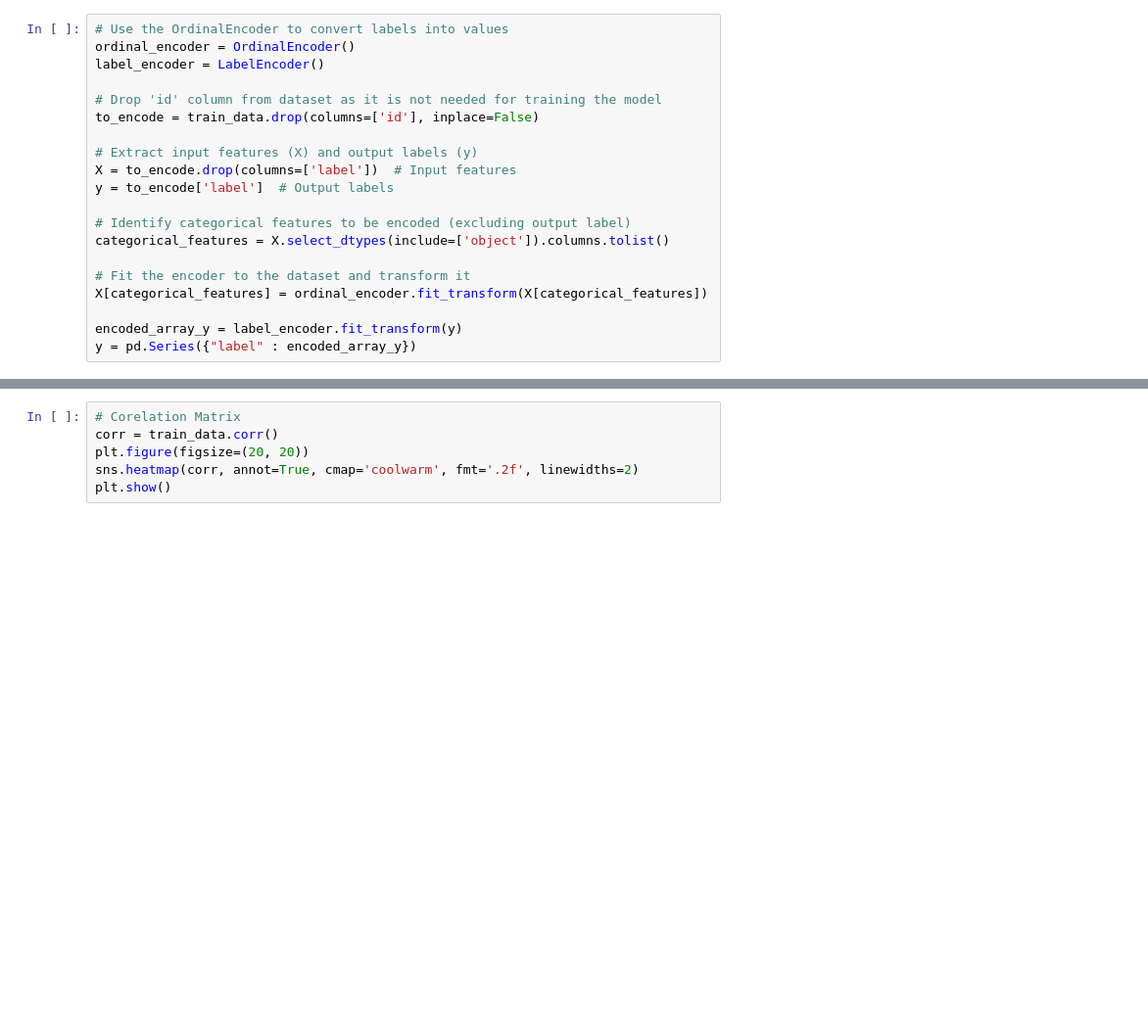
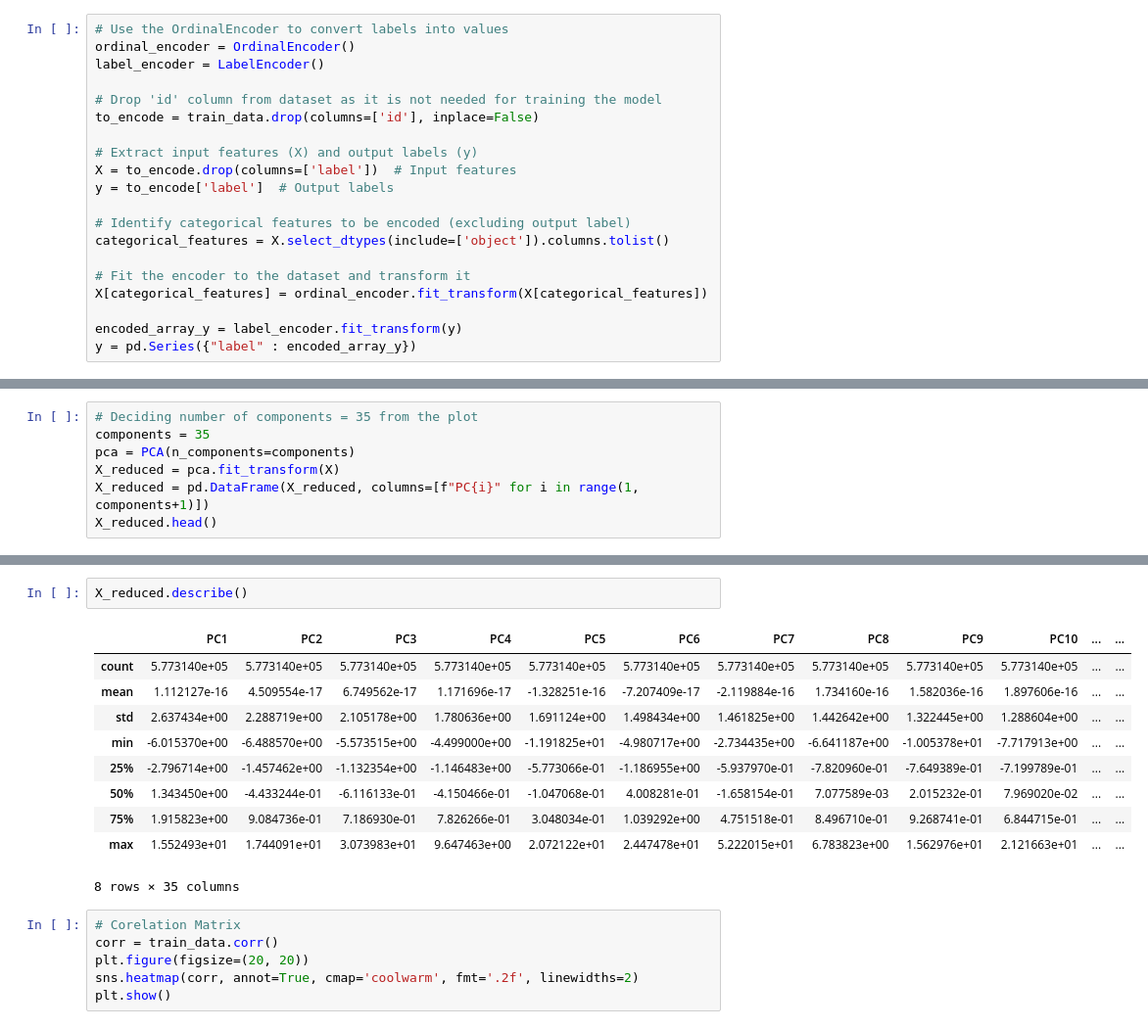
Before and after one commit to adparekh/CxC-Hackathon, a Jupyter notebook: final-hackathon.ipynb, the cells around one changed output, grey strips where cells are left out. Shown: that part at 98% size. Cells and saved outputs as stored; diff of their text form; blank space fills up the shorter version.

```diff
--- a/final-hackathon.ipynb
+++ b/final-hackathon.ipynb
@@ -293,0 +323,7 @@ y = pd.Series({"label" : encoded_array_y})
+# %%
+# Deciding number of components = 35 from the plot
+components = 35
+pca = PCA(n_components=components)
+X_reduced = pca.fit_transform(X)
+X_reduced = pd.DataFrame(X_reduced, columns=[f"PC{i}" for i in range(1, components+1)])
+X_reduced.head()
@@ -294,3 +338,16 @@ y = pd.Series({"label" : encoded_array_y})
+# %%
+X_reduced.describe()
+# %% [output]
+|  | PC1 | PC2 | PC3 | PC4 | PC5 | PC6 | PC7 | PC8 | PC9 | PC10 | ... | ... |
+| count | 5.773140e+05 | 5.773140e+05 | 5.773140e+05 | 5.773140e+05 | 5.773140e+05 | 5.773140e+05 | 5.773140e+05 | 5.773140e+05 | 5.773140e+05 | 5.773140e+05 | ... | ... |
+| mean | 1.112127e-16 | 4.509554e-17 | 6.749562e-17 | 1.171696e-17 | -1.328251e-16 | -7.207409e-17 | -2.119884e-16 | 1.734160e-16 | 1.582036e-16 | 1.897606e-16 | ... | ... |
+| std | 2.637434e+00 | 2.288719e+00 | 2.105178e+00 | 1.780636e+00 | 1.691124e+00 | 1.498434e+00 | 1.461825e+00 | 1.442642e+00 | 1.322445e+00 | 1.288604e+00 | ... | ... |
+| min | -6.015370e+00 | -6.488570e+00 | -5.573515e+00 | -4.499000e+00 | -1.191825e+01 | -4.980717e+00 | -2.734435e+00 | -6.641187e+00 | -1.005378e+01 | -7.717913e+00 | ... | ... |
+| 25% | -2.796714e+00 | -1.457462e+00 | -1.132354e+00 | -1.146483e+00 | -5.773066e-01 | -1.186955e+00 | -5.937970e-01 | -7.820960e-01 | -7.649389e-01 | -7.199789e-01 | ... | ... |
+| 50% | 1.343450e+00 | -4.433244e-01 | -6.116133e-01 | -4.150466e-01 | -1.047068e-01 | 4.008281e-01 | -1.658154e-01 | 7.077589e-03 | 2.015232e-01 | 7.969020e-02 | ... | ... |
+| 75% | 1.915823e+00 | 9.084736e-01 | 7.186930e-01 | 7.826266e-01 | 3.048034e-01 | 1.039292e+00 | 4.751518e-01 | 8.496710e-01 | 9.268741e-01 | 6.844715e-01 | ... | ... |
+| max | 1.552493e+01 | 1.744091e+01 | 3.073983e+01 | 9.647463e+00 | 2.072122e+01 | 2.447478e+01 | 5.222015e+01 | 6.783823e+00 | 1.562976e+01 | 2.121663e+01 | ... | ... |
+8 rows × 35 columns
 # %%
 # Corelation Matrix
 corr = train_data.corr()
```
Also changed, not shown: parts of 9 cells of this notebook.
